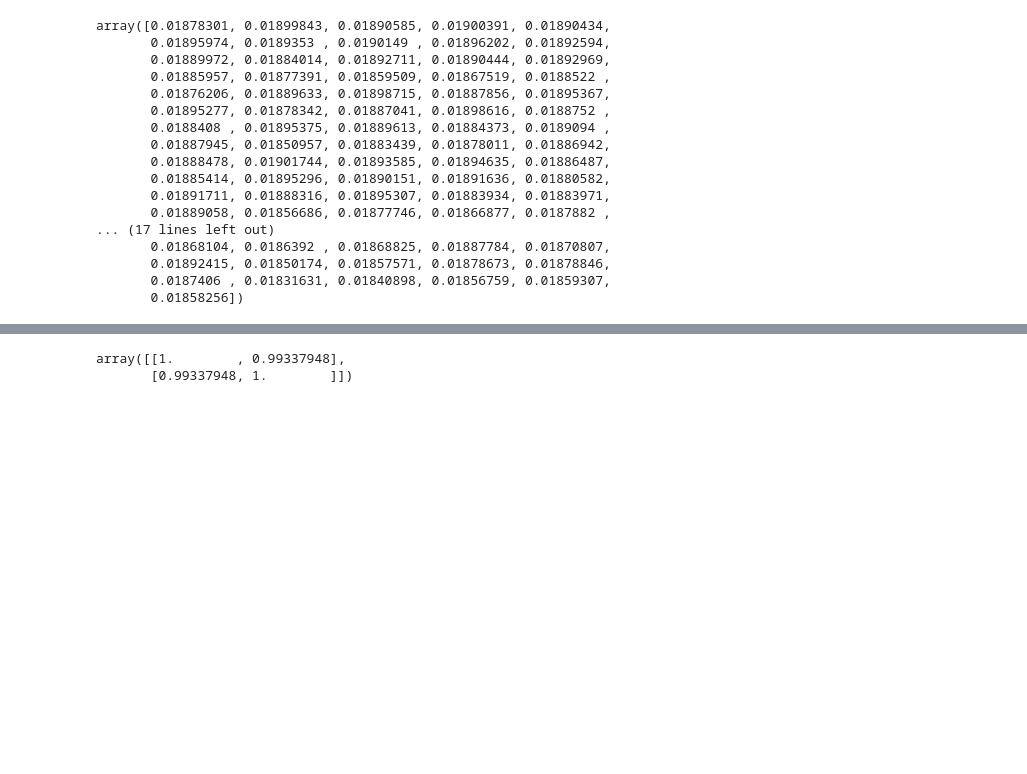
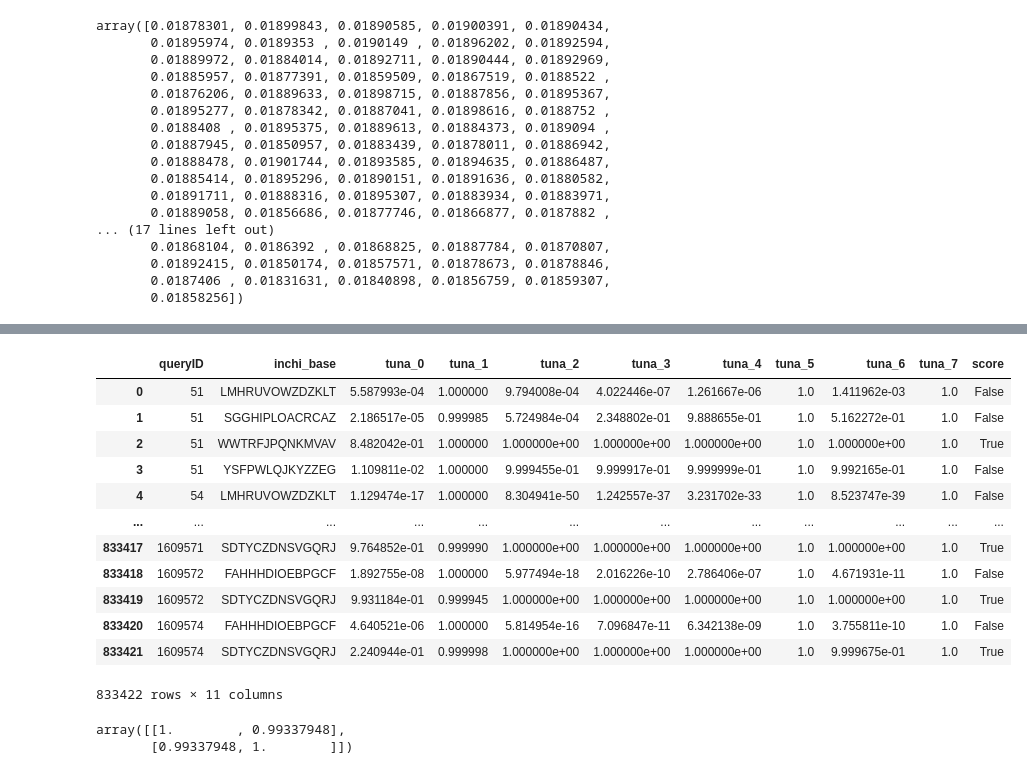
Before and after one commit to Jbug1/TunaSim, a Jupyter notebook: newDemos.ipynb, the cells around one changed output, grey strips where cells are left out. Saved outputs shown, nothing was run; the diff lists cells and outputs as text; code cells hidden in the pictures; blank space fills up the shorter version.

```diff
--- a/newDemos.ipynb
+++ b/newDemos.ipynb
@@ -142,3 +188,19 @@ val = pd.read_csv('/Users/jonahpoczobutt/projects/TunaRes/updated_results/interm
+# %%
+train
+# %% [output]
+|  | queryID | inchi_base | tuna_0 | tuna_1 | tuna_2 | tuna_3 | tuna_4 | tuna_5 | tuna_6 | tuna_7 | score |
+| 0 | 51 | LMHRUVOWZDZKLT | 5.587993e-04 | 1.000000 | 9.794008e-04 | 4.022446e-07 | 1.261667e-06 | 1.0 | 1.411962e-03 | 1.0 | False |
+| 1 | 51 | SGGHIPLOACRCAZ | 2.186517e-05 | 0.999985 | 5.724984e-04 | 2.348802e-01 | 9.888655e-01 | 1.0 | 5.162272e-01 | 1.0 | False |
+| 2 | 51 | WWTRFJPQNKMVAV | 8.482042e-01 | 1.000000 | 1.000000e+00 | 1.000000e+00 | 1.000000e+00 | 1.0 | 1.000000e+00 | 1.0 | True |
+| 3 | 51 | YSFPWLQJKYZZEG | 1.109811e-02 | 1.000000 | 9.999455e-01 | 9.999917e-01 | 9.999999e-01 | 1.0 | 9.992165e-01 | 1.0 | False |
+| 4 | 54 | LMHRUVOWZDZKLT | 1.129474e-17 | 1.000000 | 8.304941e-50 | 1.242557e-37 | 3.231702e-33 | 1.0 | 8.523747e-39 | 1.0 | False |
+| ... | ... | ... | ... | ... | ... | ... | ... | ... | ... | ... | ... |
+| 833417 | 1609571 | SDTYCZDNSVGQRJ | 9.764852e-01 | 0.999990 | 1.000000e+00 | 1.000000e+00 | 1.000000e+00 | 1.0 | 1.000000e+00 | 1.0 | True |
+| 833418 | 1609572 | FAHHHDIOEBPGCF | 1.892755e-08 | 1.000000 | 5.977494e-18 | 2.016226e-10 | 2.786406e-07 | 1.0 | 4.671931e-11 | 1.0 | False |
+| 833419 | 1609572 | SDTYCZDNSVGQRJ | 9.931184e-01 | 0.999945 | 1.000000e+00 | 1.000000e+00 | 1.000000e+00 | 1.0 | 1.000000e+00 | 1.0 | True |
+| 833420 | 1609574 | FAHHHDIOEBPGCF | 4.640521e-06 | 1.000000 | 5.814954e-16 | 7.096847e-11 | 6.342138e-09 | 1.0 | 3.755811e-10 | 1.0 | False |
+| 833421 | 1609574 | SDTYCZDNSVGQRJ | 2.240944e-01 | 0.999998 | 1.000000e+00 | 1.000000e+00 | 1.000000e+00 | 1.0 | 9.999675e-01 | 1.0 | True |
+833422 rows × 11 columns
 # %%
 trains = list()
 vals = list()
```
Also changed, not shown: parts of 8 cells of this notebook, 16 other files.
